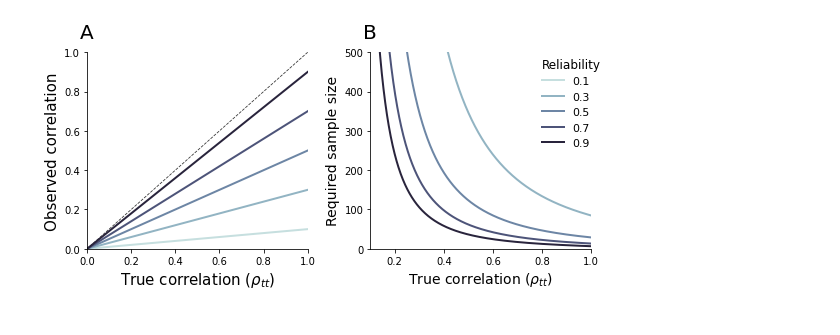
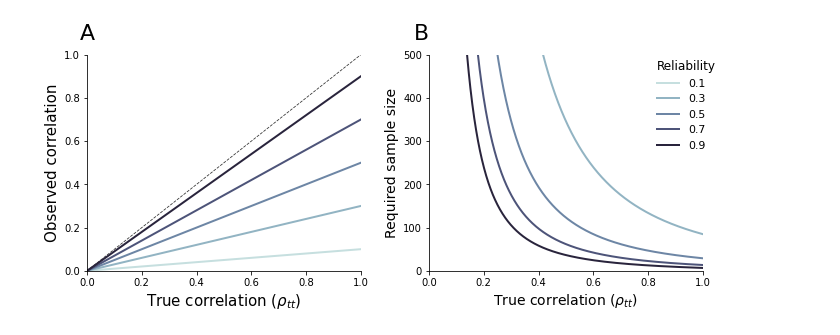
Before and after one commit to nivlab/biopsych-reliability-review, a Jupyter notebook: figure01.ipynb, the cells around one changed output. Cells and saved outputs as stored; diff of their text form; code cells hidden in the pictures.

Commit message:
updated figures

```diff
--- a/figure01.ipynb
+++ b/figure01.ipynb
@@ -27,7 +27,7 @@ palette = sns.color_palette("ch:start=.2,rot=-.3", n_colors=rho_xx.size, desat=0
 #~~~~~~~~~~~~~~~~~~~~~~~~~~~~~~~~~~~~~~~~~~#
 
 ## Initialize canvas.
-fig, (ax1, ax2) = plt.subplots(1, 2, figsize=(8, 4))
+fig, (ax1, ax2) = plt.subplots(1, 2, figsize=(9.5, 4))
 
 ## Compute observed correlations.
 obs = np.outer(rho_tt, np.sqrt(rho_xx * rho_yy))
@@ -40,39 +40,39 @@ for y, color, label in zip(obs.T, palette, rho_xx):
 ax1.plot([0,1], [0,1], lw=0.8, color='k', linestyle='--', alpha=0.8, zorder=-1)
 
 ## Add detail.
-ax1.set(xlim=(0,1), ylim=(0,1))
+ax1.set(xlim=(0,1), xticks=np.linspace(0,1,6), ylim=(0,1))
 ax1.set_xlabel(r'True correlation $(\rho_{tt})$', fontsize=15)
 ax1.set_ylabel(r'Observed correlation', fontsize=15)
-ax1.annotate('A', (0,0), (0,1.05), 'axes fraction', ha='center', va='bottom', fontsize=20)
+ax1.annotate('A', (0,0), (0,1.05), 'axes fraction', ha='center', va='bottom', fontsize=22)
 
 #~~~~~~~~~~~~~~~~~~~~~~~~~~~~~~~~~~~~~~~~~~#
 ### Panel B: Required sample size.
 #~~~~~~~~~~~~~~~~~~~~~~~~~~~~~~~~~~~~~~~~~~#
 
 ## Compute required sample size.
 Za = norm.ppf(1 - alpha / 2)
 Zb = norm.ppf(1 - beta)
 C = 0.5 * np.log((1 + obs) / (1 - obs))
 N = np.square((Za + Zb) / C) + 3
 
 ## Plot required sample size.
 for y, color, label in zip(N.T, palette, rho_xx):
     ax2.plot(rho_tt, y, lw=2, color=color, label='%0.1f' %label)
 
 ## Add detail.
-ax2.set(xlim=(0.1,1), ylim=(0,500))
+ax2.set(xlim=(0.1,1), xticks=np.linspace(0,1,6), ylim=(0,500))
 ax2.set_xlabel(r'True correlation $(\rho_{tt})$', fontsize=14)
 ax2.set_ylabel(r'Required sample size', fontsize=14)
-ax2.annotate('B', (0,0), (0,1.05), 'axes fraction', ha='center', va='bottom', fontsize=20)
+ax2.annotate('B', (0,0), (0,1.05), 'axes fraction', ha='right', va='bottom', fontsize=22)
 
 ## Add legend.
 legend = ax2.legend(loc=1, bbox_to_anchor=(1.07,1), frameon=False, fontsize=11,
                    title=r'Reliability', borderpad=0)
 plt.setp(legend.get_title(), fontsize=12)
 legend._legend_box.align = "left"
 
 sns.despine()
-plt.tight_layout()
+plt.subplots_adjust(left=0.07, right=0.97, top=0.88, bottom=0.13, wspace=0.25, hspace=0)
 plt.savefig(os.path.join(ROOT_DIR, 'figures', 'fig01.png'), transparent=True, dpi=100)
 # %% [output]
-[figure, old version]
+[figure, new version]
```
Also changed, not shown: 3 other files.
